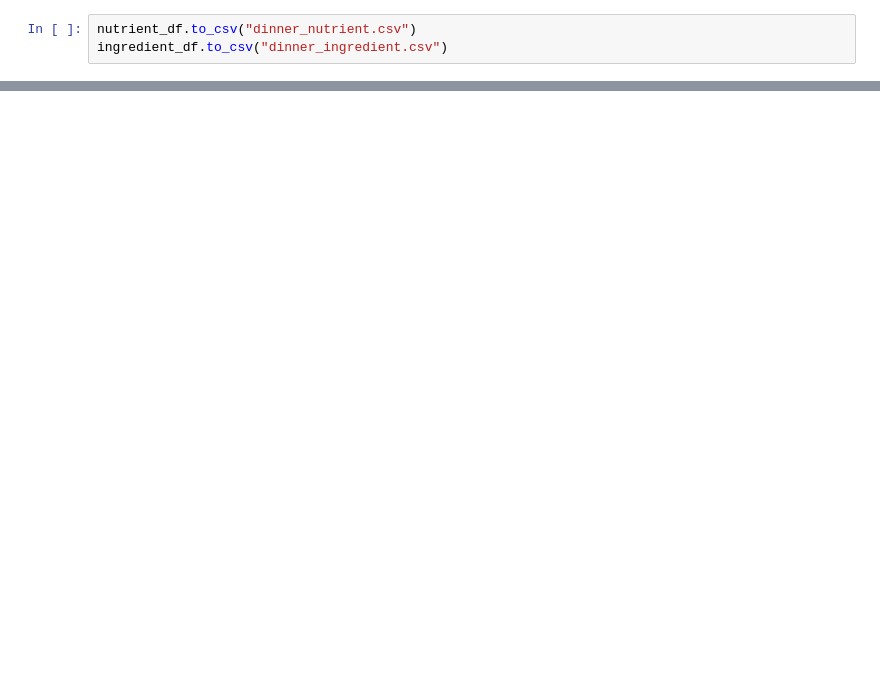
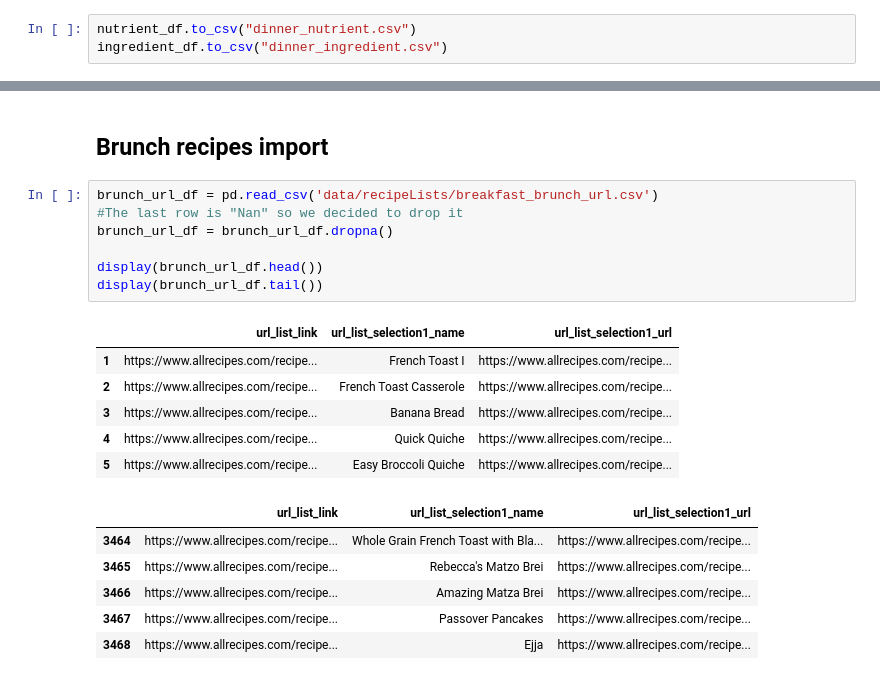
Before and after one commit to strefele/ADA2018-Project, a Jupyter notebook: Data_Collection.ipynb, the cells around one changed output, grey strips where cells are left out. Drawn from its saved outputs; the diff is of its cells as text; blank space fills up the shorter version.

Commit message:
Added the scraping for brunch recipes and started scraping url for vegetarian recipes

```diff
--- a/Data_Collection.ipynb
+++ b/Data_Collection.ipynb
@@ -210,0 +110,22 @@ dinnerURLList
+# %% [markdown]
+## Brunch recipes import
+# %%
+brunch_url_df = pd.read_csv('data/recipeLists/breakfast_brunch_url.csv')
+#The last row is "Nan" so we decided to drop it
+brunch_url_df = brunch_url_df.dropna()
+
+display(brunch_url_df.head())
+display(brunch_url_df.tail())
+# %% [output]
+|  | url_list_link | url_list_selection1_name | url_list_selection1_url |
+| 1 | https://www.allrecipes.com/recipe... | French Toast I | https://www.allrecipes.com/recipe... |
+| 2 | https://www.allrecipes.com/recipe... | French Toast Casserole | https://www.allrecipes.com/recipe... |
+| 3 | https://www.allrecipes.com/recipe... | Banana Bread | https://www.allrecipes.com/recipe... |
+| 4 | https://www.allrecipes.com/recipe... | Quick Quiche | https://www.allrecipes.com/recipe... |
+| 5 | https://www.allrecipes.com/recipe... | Easy Broccoli Quiche | https://www.allrecipes.com/recipe... |
+|  | url_list_link | url_list_selection1_name | url_list_selection1_url |
+| 3464 | https://www.allrecipes.com/recipe... | Whole Grain French Toast with Bla... | https://www.allrecipes.com/recipe... |
+| 3465 | https://www.allrecipes.com/recipe... | Rebecca's Matzo Brei | https://www.allrecipes.com/recipe... |
+| 3466 | https://www.allrecipes.com/recipe... | Amazing Matza Brei | https://www.allrecipes.com/recipe... |
+| 3467 | https://www.allrecipes.com/recipe... | Passover Pancakes | https://www.allrecipes.com/recipe... |
+| 3468 | https://www.allrecipes.com/recipe... | Ejja | https://www.allrecipes.com/recipe... |
```
Also changed, not shown: parts of 22 cells of this notebook, 2 other files.
